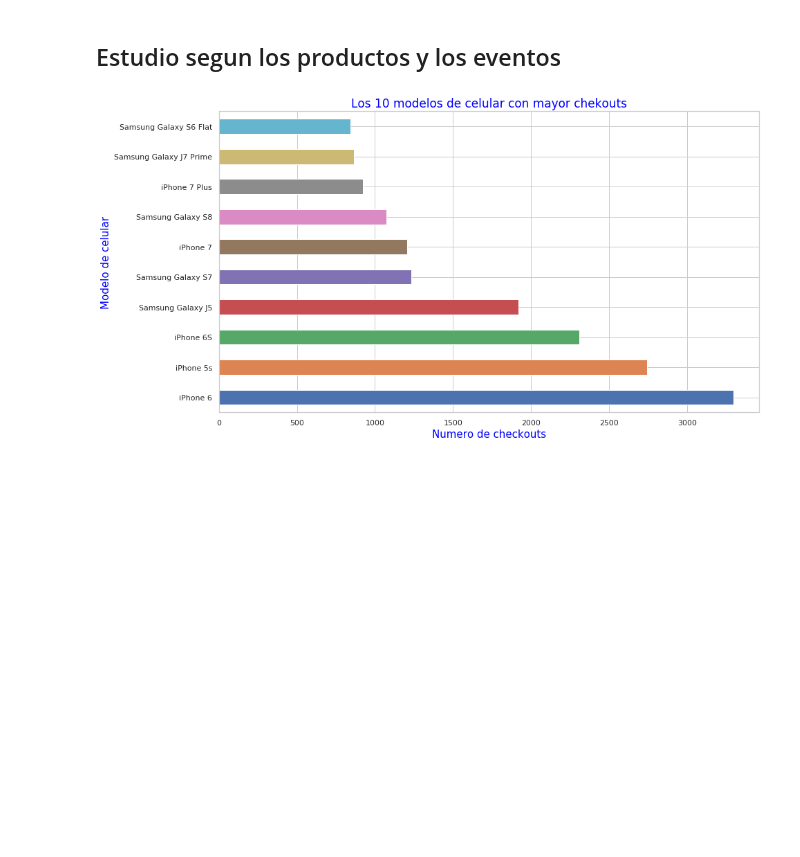
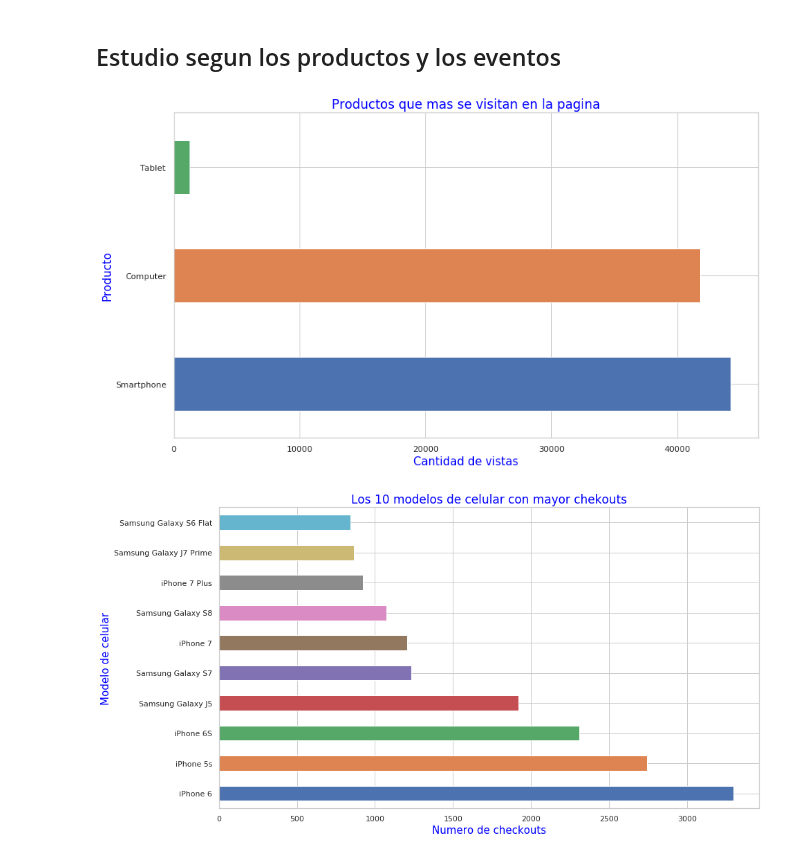
Before and after one commit to Blaz77/DatosReloaded, a Jupyter notebook: TP1/Exploracion_Trocafone.ipynb, the cells around one changed output. Drawn from its saved outputs; the diff is of its cells as text; code cells hidden in the pictures; blank space fills up the shorter version.

Commit message:
agrego grafico de tipo de  productos mas vistos.

```diff
--- a/TP1/Exploracion_Trocafone.ipynb
+++ b/TP1/Exploracion_Trocafone.ipynb
@@ -82,6 +82,16 @@ trocafoneData['timestamp'].isnull().any()
 False
 # %% [markdown]
 ## Estudio segun los productos y los eventos
+# %%
+productos = trocafoneData[trocafoneData['device_type'] != 'Unknown']
+productos = productos[productos['event'] == 'visited site']
+
+productos_plot = productos['device_type'].value_counts().plot(kind = 'barh',figsize =(14,8));
+productos_plot.set_title('Productos que mas se visitan en la pagina', fontsize = 17, color = 'blue')
+productos_plot.set_xlabel('Cantidad de vistas', color = 'blue', fontsize = 15)
+productos_plot.set_ylabel('Producto', color = 'blue', fontsize = 15);
+# %% [output]
+[figure, added]
 # %%
 #Modelos con mas checkouts
 modelsData = trocafoneData[trocafoneData['model'] != 'Nan']
```
Also changed, not shown: parts of 1 cell of this notebook.
